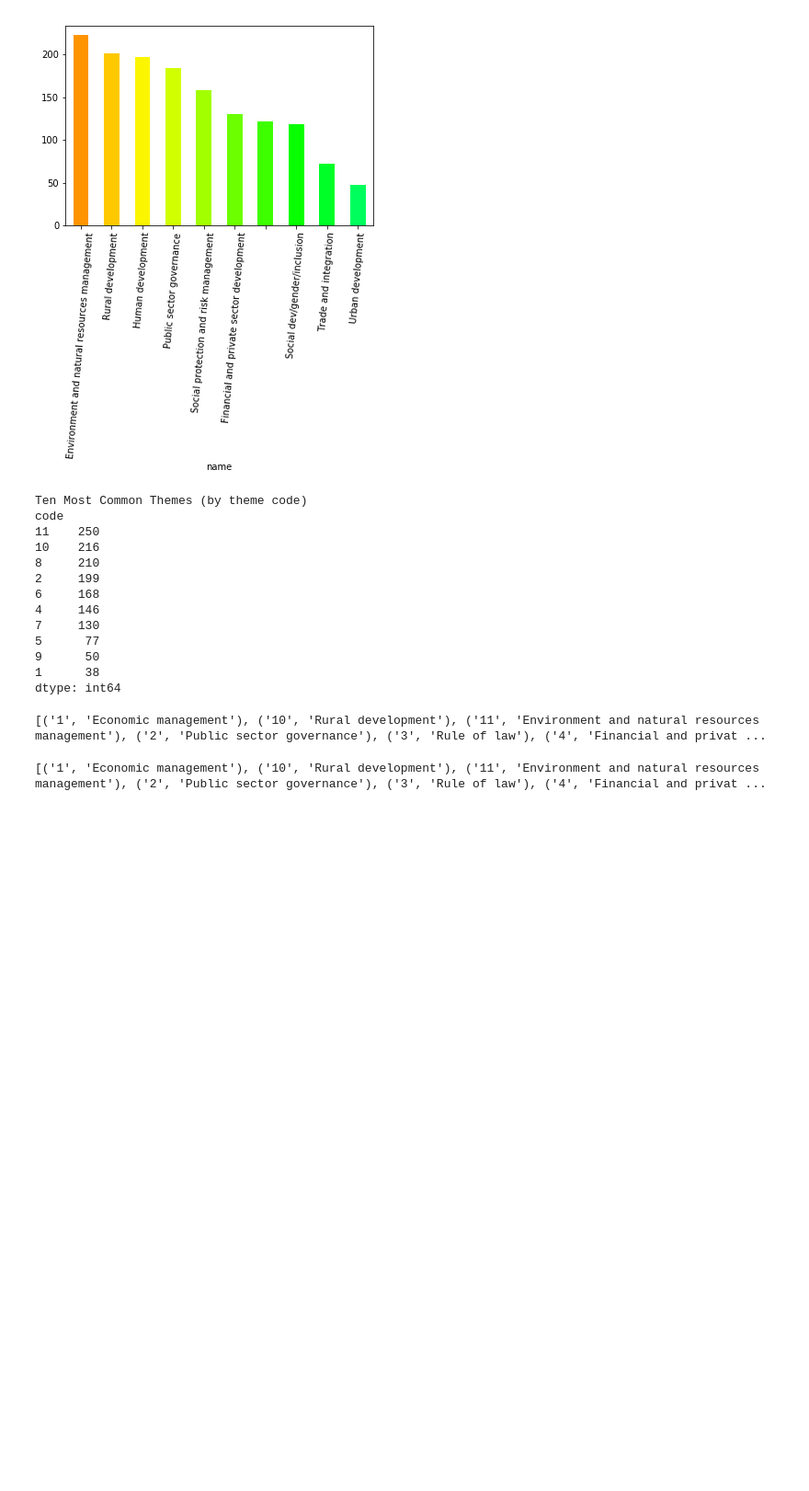
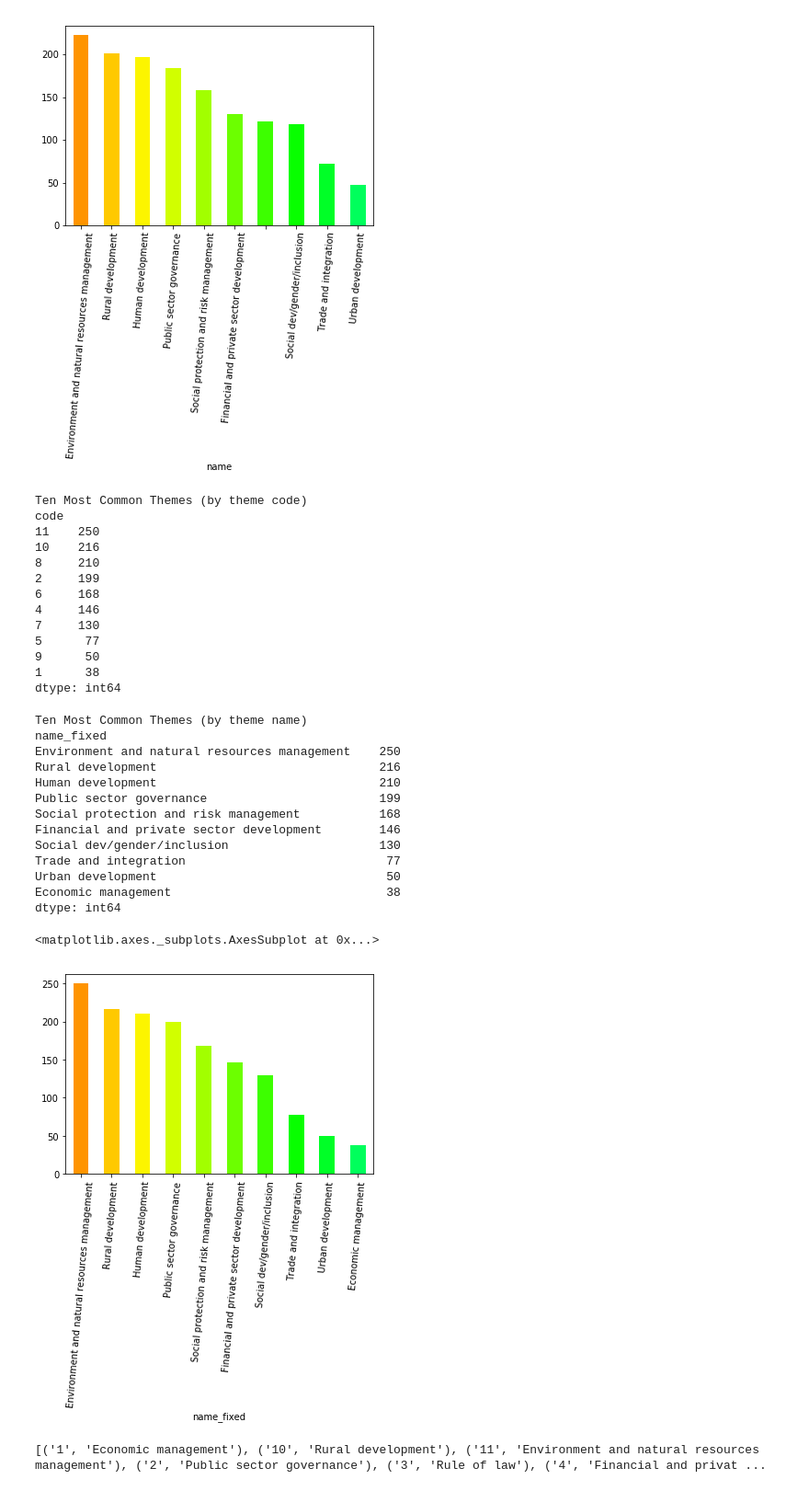
Before and after one commit to SlothDream/SB_MiniProjects, a Jupyter notebook: sliderule_dsi_json_exercise.ipynb, the cells around one changed output. Shown: that part at 92% size. Drawn from its saved outputs; the diff is of its cells as text; code cells hidden in the pictures; blank space fills up the shorter version.

```diff
--- a/sliderule_dsi_json_exercise.ipynb
+++ b/sliderule_dsi_json_exercise.ipynb
@@ -162,12 +162,16 @@ themes = pd.DataFrame(columns=['code', 'name'])
 for row in df.mjtheme_namecode:
     themes = themes.append(json_normalize(row))
 
+# Oh, crap.  This removes the 122 '' from the most common.  Move this line?
+# themes.replace(r'^\s*$', np.nan, regex=True, inplace=True)
+themes.reset_index(drop=True, inplace=True)
+
 print('Ten Most Common Themes (by theme name)')
-themes = themes.groupby('name').size().sort_values(ascending=False)
-print(themes.head(10))
+themes_group = themes.groupby('name').size().sort_values(ascending=False)
+print(themes_group.head(10))
 
 color = cm.hsv(np.linspace(.1,.4, 10))
-themes.iloc[:10].plot(kind='bar', yticks=range(0,230,50), color=color, rot=85)
+themes_group.iloc[:10].plot(kind='bar', yticks=range(0,230,50), color=color, rot=85)
 # %% [output]
 Ten Most Common Themes (by theme name)
 name
@@ -185,13 +189,8 @@ dtype: int64
 <matplotlib.axes._subplots.AxesSubplot at 0x...>
 [figure]
 # %%
-themes_code = pd.DataFrame(columns=['code', 'name'])
-
-for row in df.mjtheme_namecode:
-    themes_code = themes_code.append(json_normalize(row))
-
 print('Ten Most Common Themes (by theme code)')
-themes_code = themes_code.groupby('code').size().sort_values(ascending=False)
+themes_code = themes.groupby('code').size().sort_values(ascending=False)
 print(themes_code.head(10))
 # %% [output]
 Ten Most Common Themes (by theme code)
@@ -210,19 +209,48 @@ dtype: int64
 # %%
 # In 2. above you will notice that some entries have only the code and the name is missing.
 # Create a dataframe with the missing names filled in.
 
 # (dict)
 
 codes_dict = {}
 
 for row in df.mjtheme_namecode:
     for key, item in enumerate(row):
         if item['code'] not in codes_dict and item['name'] != '':
             codes_dict[item['code']] = item['name']
 
-print(sorted(codes_dict.items()))
+#print(sorted(codes_dict.items()))
+
+themes.replace(r'^\s*$', np.nan, regex=True, inplace=True)
+themes_fixed = themes
+themes_fixed['name_fixed'] = themes_fixed.name.fillna(themes_fixed.code.map(codes_dict))
+
+#print(themes_fixed.name_fixed)
+
+
+
+print('Ten Most Common Themes (by theme name)')
+themes_group_fixed = themes_fixed.groupby('name_fixed').size().sort_values(ascending=False)
+print(themes_group_fixed.head(10))
+
+color = cm.hsv(np.linspace(.1,.4, 10))
+themes_group_fixed.iloc[:10].plot(kind='bar', yticks=range(0,300,50), color=color, rot=85)
 # %% [output]
-[('1', 'Economic management'), ('10', 'Rural development'), ('11', 'Environment and natural resources management'), ('2', 'Public sector governance'), ('3', 'Rule of law'), ('4', 'Financial and privat ...
+Ten Most Common Themes (by theme name)
+name_fixed
+Environment and natural resources management    250
+Rural development                               216
+Human development                               210
+Public sector governance                        199
+Social protection and risk management           168
+Financial and private sector development        146
+Social dev/gender/inclusion                     130
+Trade and integration                            77
+Urban development                                50
+Economic management                              38
+dtype: int64
+<matplotlib.axes._subplots.AxesSubplot at 0x...>
+[figure, added]
 # %%
 # In 2. above you will notice that some entries have only the code and the name is missing.
 # Create a dataframe with the missing names filled in.
```
Also changed, not shown: parts of 1 cell of this notebook.
